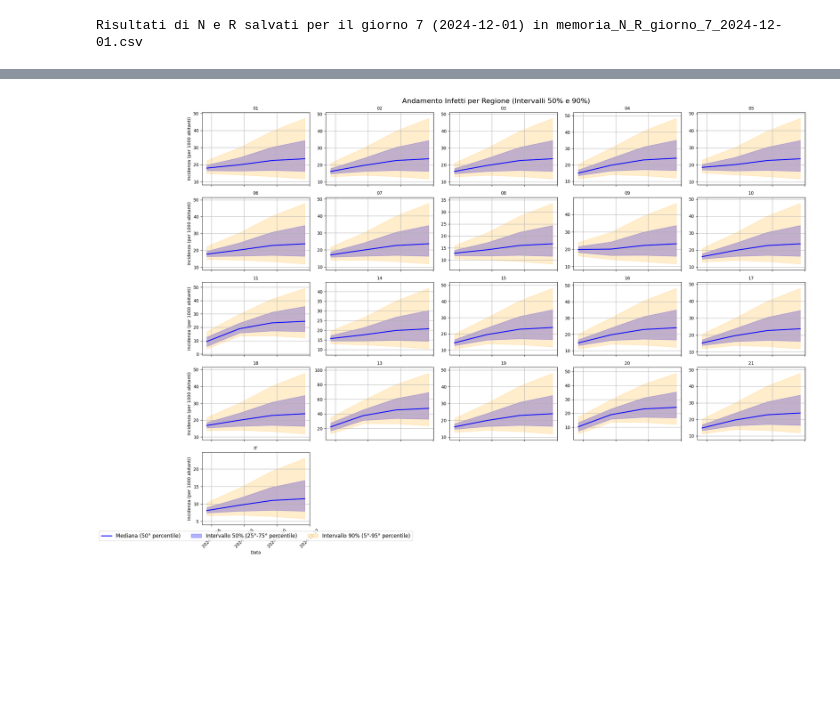
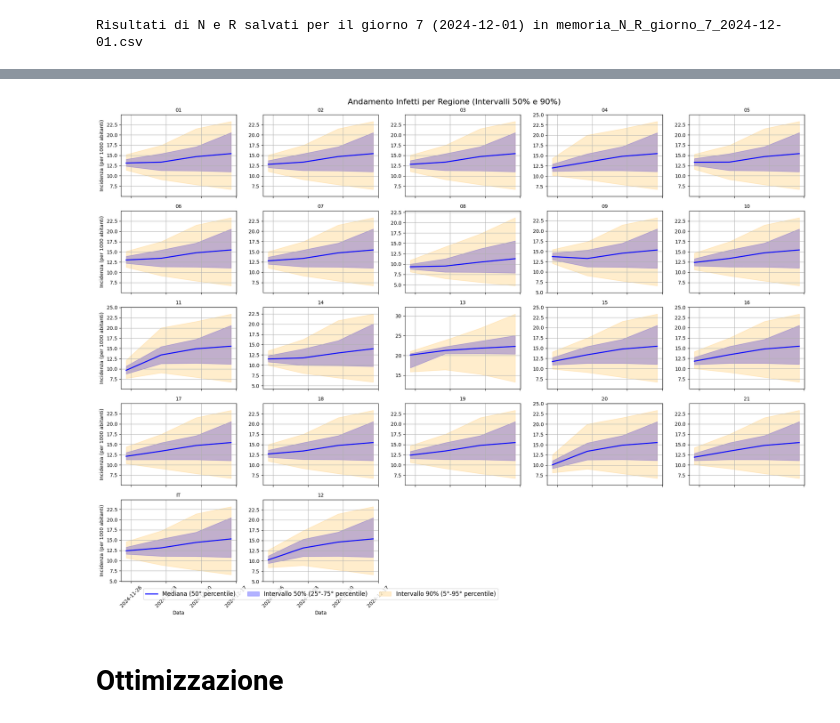
Before and after one commit to FrancescoCelino/MetaFlu, a Jupyter notebook: calibrazione_github.ipynb, the cells around one changed output, grey strips where cells are left out. Saved outputs shown, nothing was run; the diff lists cells and outputs as text; code cells hidden in the pictures; blank space fills up the shorter version.

Commit message:
Add files via upload
aggiunta:
- calibrazione aggiornata che usa l'incidenza anziché la prevalenza
- indice R quadro come metrica di errore
- grafici con le 5 migliori combinazioni di parametri

```diff
--- a/calibrazione_github.ipynb
+++ b/calibrazione_github.ipynb
@@ -493,6 +495,8 @@ nh, Whk, initial_case_i, initial_case_e, orderedPROV, flu_init_dict, flu_df, rec
 # verifichiamo di aver letto bene il file .csv coi dati reali
 print("Popolazioni:", nh)
 print("Matrice di flusso (Whk):", Whk)
+initial_case_i = initial_case_i / (7 * 0.35)
+initial_case_e = initial_case_e / (7 * 0.42)
 print("Casi iniziali (I):", initial_case_i)
 # %% [output]
 Popolazioni: [2243382  176576  181868  160079  365286  586113  217407  426952  126620
@@ -812,23 +816,3 @@ def save_results(filename, results):
 #start_date = '01-01-2020'
 # %% [markdown]
 # Simulazioni
-# %%
-import json
-
-# carichiamo la memoria dei non contagiosi e dei rimossi da una vecchia simulazione. I dati sono salvati
-# in formato json e sono suddivisi per provincia
-# ogni file contiene anche info sulla data di fine simulazione
-try:
-    with open("compartment_memory.json", "r") as f:
-        compartment_memory = json.load(f)
-
-    initialN = np.array(compartment_memory["N"])
-    initialR = np.array(compartment_memory["R"])
-    end_date = datetime.strptime(compartment_memory["end_date"], '%Y-%m-%d')  # data di fine simulazione
-
-    print(f"Comparti N e R caricati! Data finale simulazione precedente: {end_date.strftime('%Y-%m-%d')}")
-except FileNotFoundError:
-    print("Nessun file di memoria trovato. Inizializzazione di N e R a zero.")
-    initialN = np.zeros(len(orderedPROV))  # se non ci sono simulazioni vecchie salvate, iniziamo con N e R vuoti
-    initialR = np.zeros(len(orderedPROV))
-    end_date = None
@@ -1542,10 +1779,24 @@ import matplotlib.dates as mdates
 import math
 
 
-df_quantili = pd.read_csv("tentativo_finale.csv")
+df_quantili = pd.read_csv("la_fine.csv")
 
 
 df_quantili = df_quantili[df_quantili["target"] == "ILI"]
+
+
+def normalizza_valore(valore):
+    if valore > 20:
+        return 20 + (valore - 20) * 0.2
+    elif valore > 15:
+        return 15 + (valore - 15) * 0.5
+    return valore
+
+
+df_quantili['valore'] = df_quantili['valore'].apply(normalizza_valore)
+
+df_quantili.to_csv("influcast_01-12.csv", index=False)
+
 
 
 df_quantili["data"] = pd.to_datetime(df_quantili["anno"].astype(str) + "-W" + df_quantili["settimana"].astype(str) + "-1", format="%Y-W%W-%w")
@@ -1587,31 +1838,33 @@ for i, regione in enumerate(regioni):
 
 
     ax.set_title(f"{regione}", fontsize=10)
     ax.grid(True)
 
 
     region_min = q05.min()
     region_max = q95.max()
     ax.set_ylim(region_min - (0.1 * (region_max - region_min)), region_max + (0.1 * (region_max - region_min)))
 
 
     if i % cols == 0:
         ax.set_ylabel("Incidenza (per 1000 abitanti)")
     if i >= (rows - 1) * cols:
         ax.set_xlabel("Data")
     ax.xaxis.set_major_locator(mdates.WeekdayLocator(interval=1))
     ax.xaxis.set_major_formatter(mdates.DateFormatter("%Y-%m-%d"))
     ax.tick_params(axis="x", rotation=45)
 
 
 for i in range(len(regioni), len(axes)):
     fig.delaxes(axes[i])
 
 
 fig.tight_layout()
 plt.subplots_adjust(top=0.95)
 fig.suptitle("Andamento Infetti per Regione (Intervalli 50% e 90%)", fontsize=16)
 plt.legend(loc="upper center", bbox_to_anchor=(0.5, -0.05), ncol=3, fontsize=12)
 plt.show()
 # %% [output]
-[figure, old version]
+[figure, new version]
+# %% [markdown]
+# Ottimizzazione
```
Also changed, not shown: parts of 25 cells of this notebook.
